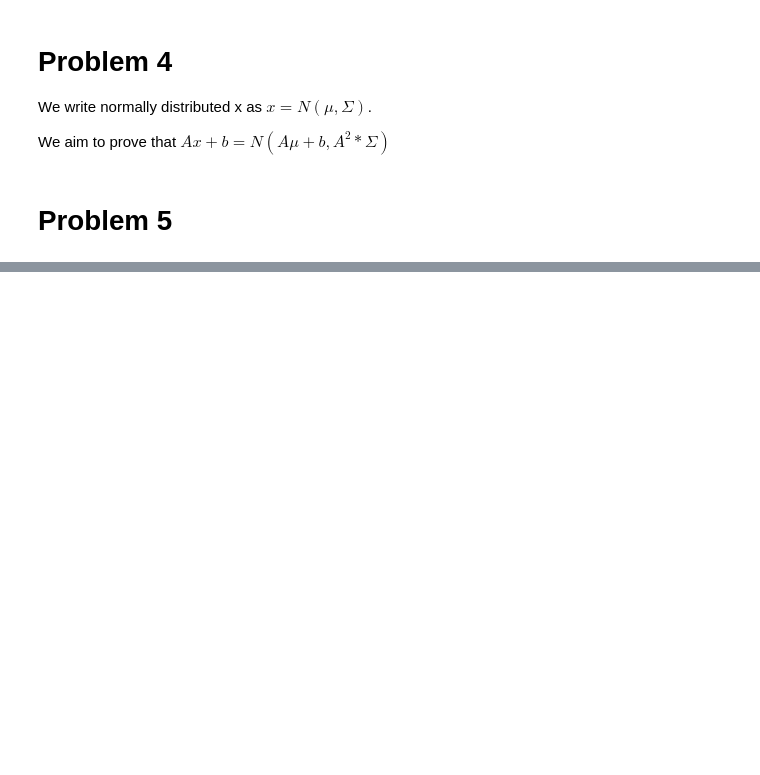
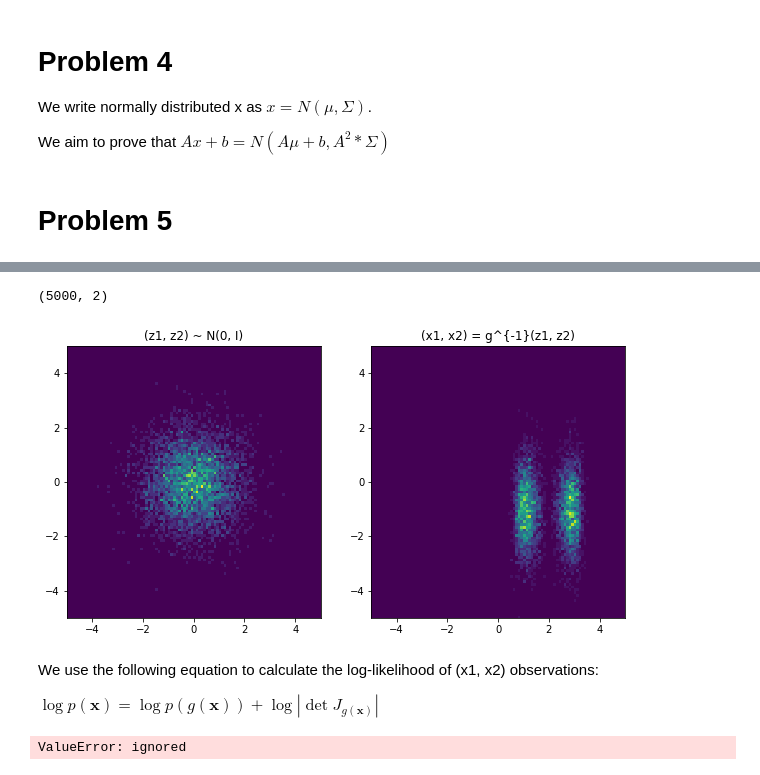
Before and after one commit to notrichardren/ENM5310-Homework, a Jupyter notebook: assignment1.ipynb, the cells around one changed output, grey strips where cells are left out. Drawn from its saved outputs; the diff is of its cells as text; code cells hidden in the pictures; blank space fills up the shorter version.

```diff
--- a/assignment1.ipynb
+++ b/assignment1.ipynb
@@ -94,6 +104,63 @@ def g2_inv(z : jnp.array):
   return z - 1
+# %%
+# assuming input shape of (batch, 2)
+
+
+def g_fwd(x_pairs : np.array):
+  x1 = x_pairs[:,0]
+  x2 = x_pairs[:,1]
+  z1 = g1(x1)
+  z2 = g2(x2)
+  return np.column_stack((z1, z2))
+
+def g_inv(z_pairs : np.array):
+  z1 = z_pairs[:,0]
+  z2 = z_pairs[:,1]
+  x1 = g1_inv(z1)
+  x2 = g2_inv(z2)
+  return np.column_stack((x1, x2))
 # %%
-from jax import random
-
 key = random.PRNGKey(1)
 z_pairs = random.normal(key, shape = (5000, 2))
+
+x_pairs = g_inv(z_pairs)
+x_pairs.shape
+# %% [output]
+(5000, 2)
+# %%
+# Plotting for sanity check!
+
+fig, (ax1, ax2) = plt.subplots(1, 2, figsize=(10, 5))
+
+ax1.hist2d(z_pairs[:,0], z_pairs[:,1], bins=100, range=[(-5,5), (-5,5)], density=True)
+ax1.set_xlim(-5, 5)
+ax1.set_ylim(-5, 5)
+ax1.set_title('(z1, z2) ~ N(0, I)')
+
+ax2.hist2d(x_pairs[:,0], x_pairs[:,1], bins=100, range=[(-5,5), (-5,5)], density=True)
+ax2.set_xlim(-5, 5)
+ax2.set_ylim(-5, 5)
+ax2.set_title('(x1, x2) = g^{-1}(z1, z2)')
+
+plt.show()
+# %% [output]
+[figure, added]
+# %% [markdown]
+We use the following equation to calculate the log-likelihood of (x1, x2) observations:
+
+$\log p(\mathbf{x})=\log p(g(\mathbf{x}))+\log \left|\operatorname{det} J_{g(\mathbf{x})}\right|$
+# %%
+# Calculate log-likelihood of (x1, x2) observations
+
+
+
+
+
+mu_z = np.zeros(2)
+cov_z = np.eye(2)
+
+J = jacfwd(g_fwd)
+
+logp_x = multivariate_normal.logpdf(g_fwd(z_pairs), mean=mu_z, cov=cov_z) + np.log(np.abs(np.linalg.det(J(x_pairs))))
+# %% [output]
+ValueError: ignored
```
Also changed, not shown: parts of 4 cells of this notebook.
